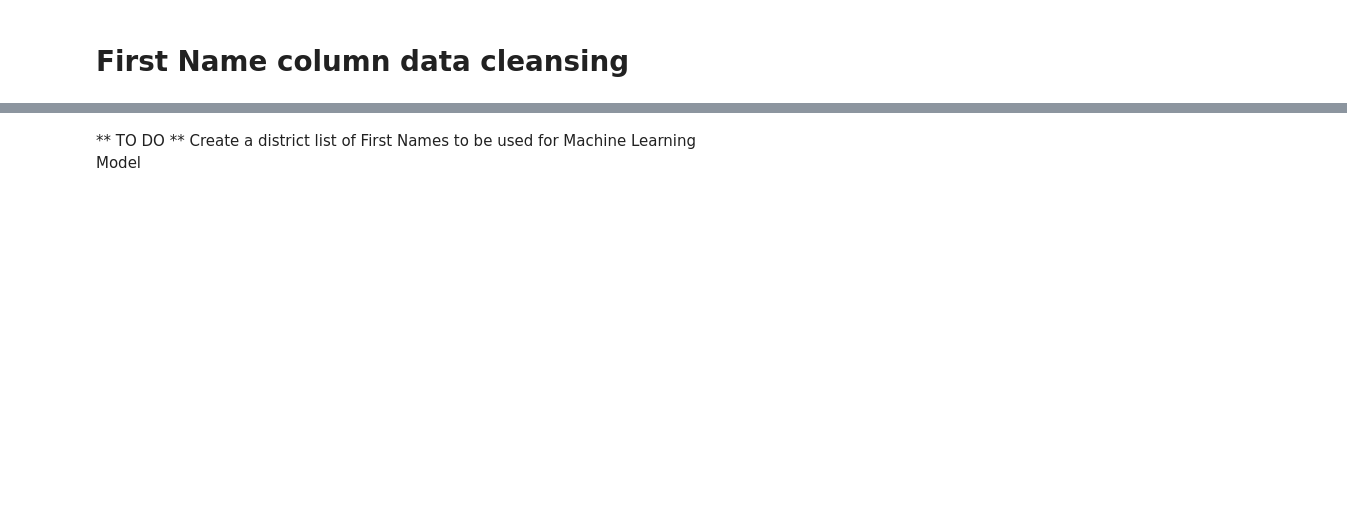
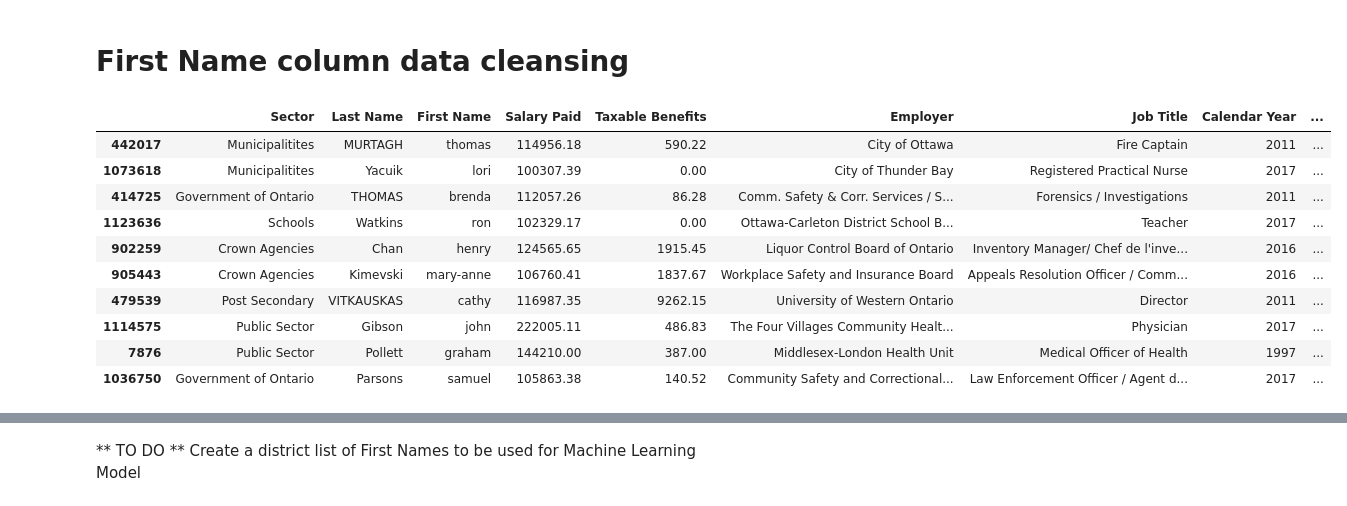
Before and after one commit to DanielleSpring/Final-Project, a Jupyter notebook: SunshineList_dummy_for_import.ipynb, the cells around one changed output, grey strips where cells are left out. Cells and saved outputs as stored; diff of their text form; code cells hidden in the pictures; blank space fills up the shorter version.

```diff
--- a/SunshineList_dummy_for_import.ipynb
+++ b/SunshineList_dummy_for_import.ipynb
@@ -73,10 +75,14 @@ Column Employer has 0null values
 Column Job Title has 0null values
 Column Calendar Year has 0null values
 # %%
-#Change Salary to numeric
-# Use pd.to_numeric() method to convert the datatype of the Amount column
-# df['Amount'] = pd.to_numeric(df['Amount'])
-sunshine_data_df['Salary Paid'] = sunshine_data_df['Salary Paid'].astype(str). astype(float)
+#Do we need this....Salary Paid is originally a FLOAT
+
+
+
+# #Change Salary to numeric
+# # Use pd.to_numeric() method to convert the datatype of the Amount column
+# # df['Amount'] = pd.to_numeric(df['Amount'])
+# sunshine_data_df['Salary Paid'] = sunshine_data_df['Salary Paid'].astype(str). astype(float)
 # %%
 # sunshine_data_df.info()
 # %% [markdown]
@@ -253,3 +261,20 @@ sunshine_data_df['First Name']=sunshine_data_df['First Name'].str.lower()
 #copy 'First Name' column and create 'Clean First Name' column and 'Clean Alt First Name'
 sunshine_data_df['clean_first_name'] = sunshine_data_df['First Name']
 sunshine_data_df['clean_alt_first_name'] = sunshine_data_df['First Name']
+
+# get the length of the First Name column in a dataframe
+sunshine_data_df['name_length'] = sunshine_data_df['First Name'].map(str).apply(len)
+# %%
+sunshine_data_df.sample(10)
+# %% [output]
+|  | Sector | Last Name | First Name | Salary Paid | Taxable Benefits | Employer | Job Title | Calendar Year | ... |
+| 442017 | Municipalitites | MURTAGH | thomas | 114956.18 | 590.22 | City of Ottawa | Fire Captain | 2011 | ... |
+| 1073618 | Municipalitites | Yacuik | lori | 100307.39 | 0.00 | City of Thunder Bay | Registered Practical Nurse | 2017 | ... |
+| 414725 | Government of Ontario | THOMAS | brenda | 112057.26 | 86.28 | Comm. Safety & Corr. Services / S... | Forensics / Investigations | 2011 | ... |
+| 1123636 | Schools | Watkins | ron | 102329.17 | 0.00 | Ottawa-Carleton District School B... | Teacher | 2017 | ... |
+| 902259 | Crown Agencies | Chan | henry | 124565.65 | 1915.45 | Liquor Control Board of Ontario | Inventory Manager/ Chef de l'inve... | 2016 | ... |
+| 905443 | Crown Agencies | Kimevski | mary-anne | 106760.41 | 1837.67 | Workplace Safety and Insurance Board | Appeals Resolution Officer / Comm... | 2016 | ... |
+| 479539 | Post Secondary | VITKAUSKAS | cathy | 116987.35 | 9262.15 | University of Western Ontario | Director | 2011 | ... |
+| 1114575 | Public Sector | Gibson | john | 222005.11 | 486.83 | The Four Villages Community Healt... | Physician | 2017 | ... |
+| 7876 | Public Sector | Pollett | graham | 144210.00 | 387.00 | Middlesex-London Health Unit | Medical Officer of Health | 1997 | ... |
+| 1036750 | Government of Ontario | Parsons | samuel | 105863.38 | 140.52 | Community Safety and Correctional... | Law Enforcement Officer / Agent d... | 2017 | ... |
```
Also changed, not shown: parts of 33 cells of this notebook, 2 other files.
